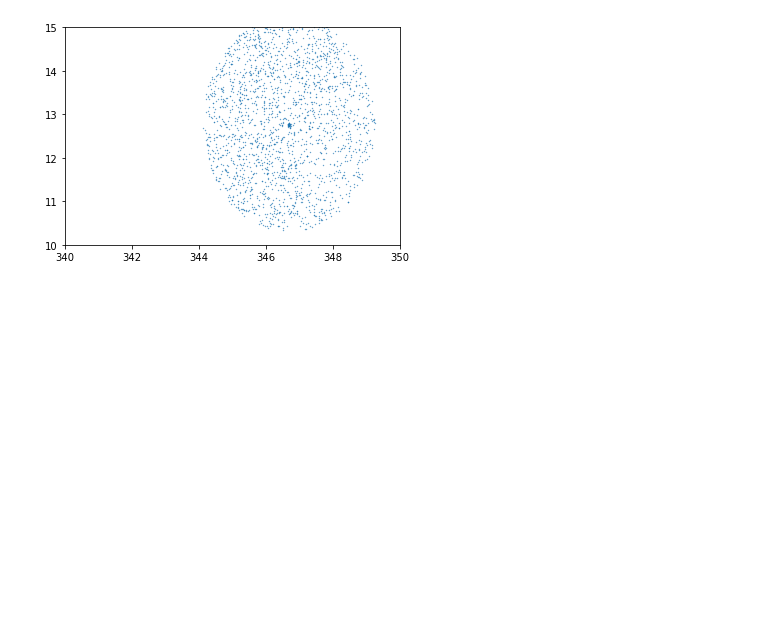
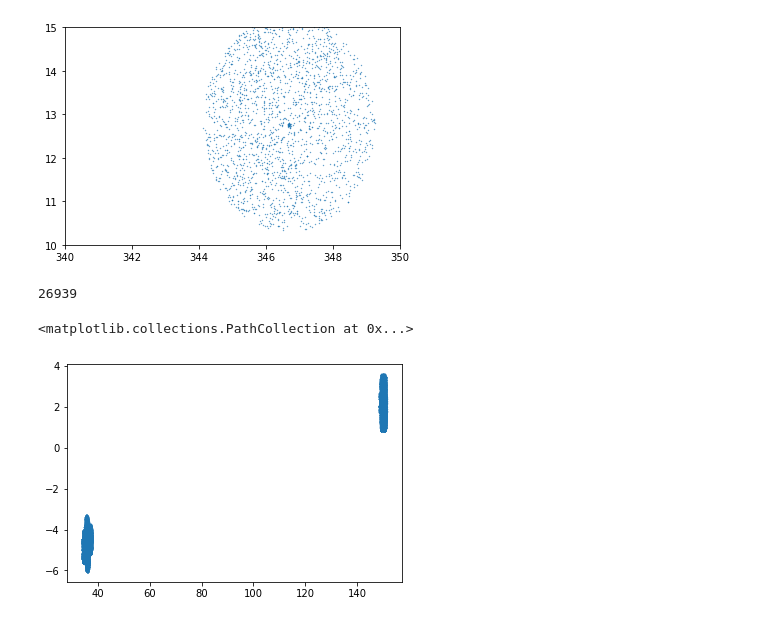
Before and after one commit to forero/SandboxDESI, a Jupyter notebook: secondary/dedicated/explore.ipynb, the cells around one changed output. Drawn from its saved outputs; the diff is of its cells as text; code cells hidden in the pictures; blank space fills up the shorter version.

```diff
--- a/secondary/dedicated/explore.ipynb
+++ b/secondary/dedicated/explore.ipynb
@@ -38,3 +38,14 @@ plt.ylim([10,15])
 # %% [output]
 (10.0, 15.0)
 [figure]
+# %%
+ii = (data['SV1_SCND_TARGET']&sv1_targetmask.scnd_mask.mask('LBG_TOMOG')!=0)
+# %%
+np.count_nonzero(ii)
+# %% [output]
+26939
+# %%
+plt.scatter(data['RA'][ii], data['DEC'][ii], s=0.1)
+# %% [output]
+<matplotlib.collections.PathCollection at 0x...>
+[figure, added]
```
Also changed, not shown: parts of 4 cells of this notebook.
